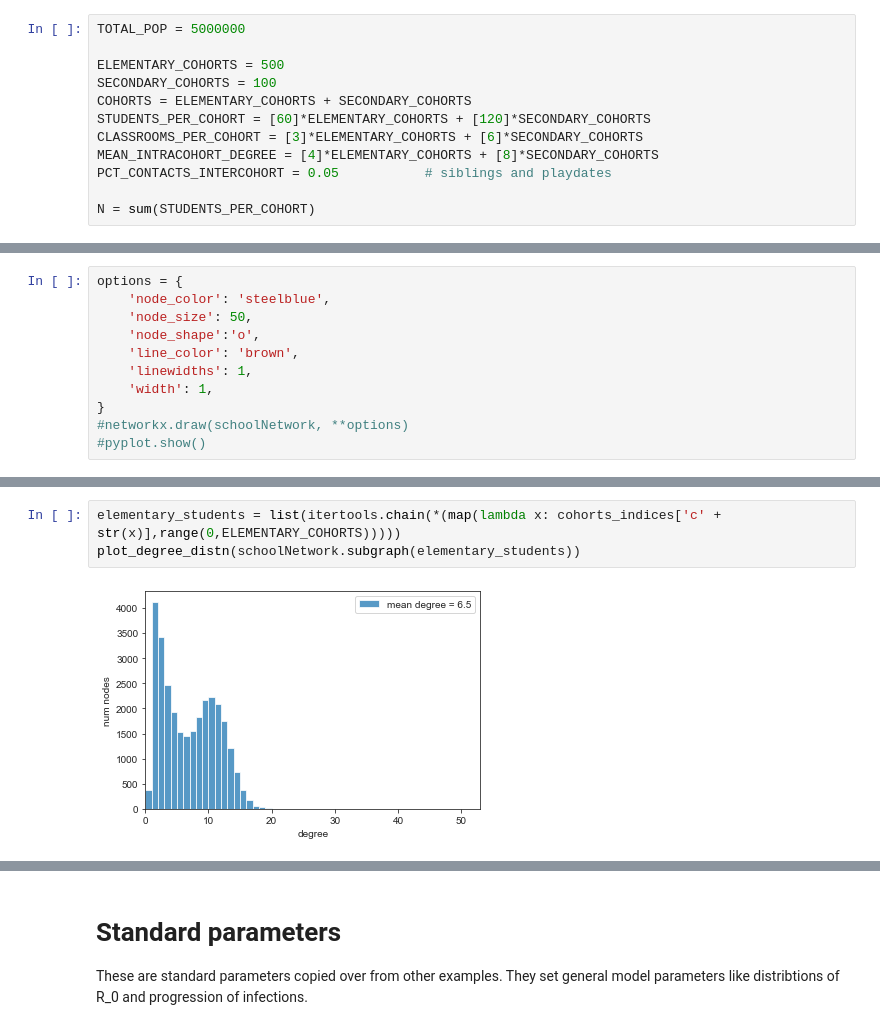
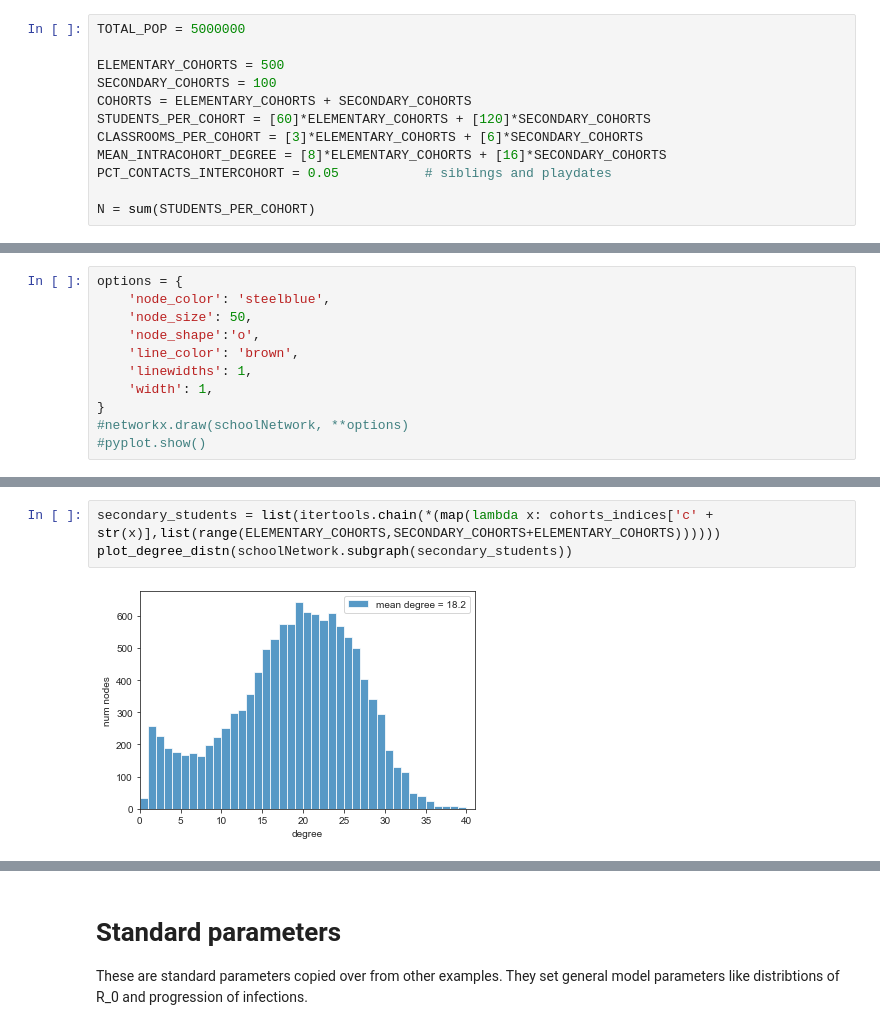
Before and after one commit to mountainMath/seirsplus, a Jupyter notebook: examples/covid_schools.ipynb, the cells around one changed output, grey strips where cells are left out. Saved outputs shown, nothing was run; the diff lists cells and outputs as text.

```diff
--- a/examples/covid_schools.ipynb
+++ b/examples/covid_schools.ipynb
@@ -21,7 +21,7 @@ SECONDARY_COHORTS = 100
 COHORTS = ELEMENTARY_COHORTS + SECONDARY_COHORTS
 STUDENTS_PER_COHORT = [60]*ELEMENTARY_COHORTS + [120]*SECONDARY_COHORTS
 CLASSROOMS_PER_COHORT = [3]*ELEMENTARY_COHORTS + [6]*SECONDARY_COHORTS
-MEAN_INTRACOHORT_DEGREE = [4]*ELEMENTARY_COHORTS + [8]*SECONDARY_COHORTS
+MEAN_INTRACOHORT_DEGREE = [8]*ELEMENTARY_COHORTS + [16]*SECONDARY_COHORTS
 PCT_CONTACTS_INTERCOHORT = 0.05           # siblings and playdates
 
 N = sum(STUDENTS_PER_COHORT)
@@ -65,5 +74,5 @@ plot_degree_distn(schoolNetwork)
 # %%
-elementary_students = list(itertools.chain(*(map(lambda x: cohorts_indices['c' + str(x)],range(0,ELEMENTARY_COHORTS)))))
-plot_degree_distn(schoolNetwork.subgraph(elementary_students))
+secondary_students = list(itertools.chain(*(map(lambda x: cohorts_indices['c' + str(x)],list(range(ELEMENTARY_COHORTS,SECONDARY_COHORTS+ELEMENTARY_COHORTS))))))
+plot_degree_distn(schoolNetwork.subgraph(secondary_students))
 # %% [output]
-[figure, old version]
+[figure, new version]
```
Also changed, not shown: parts of 22 cells of this notebook.
